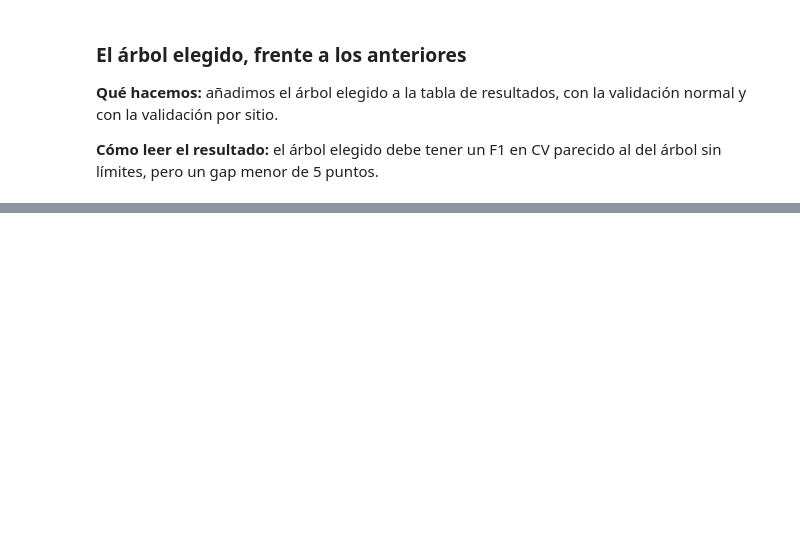
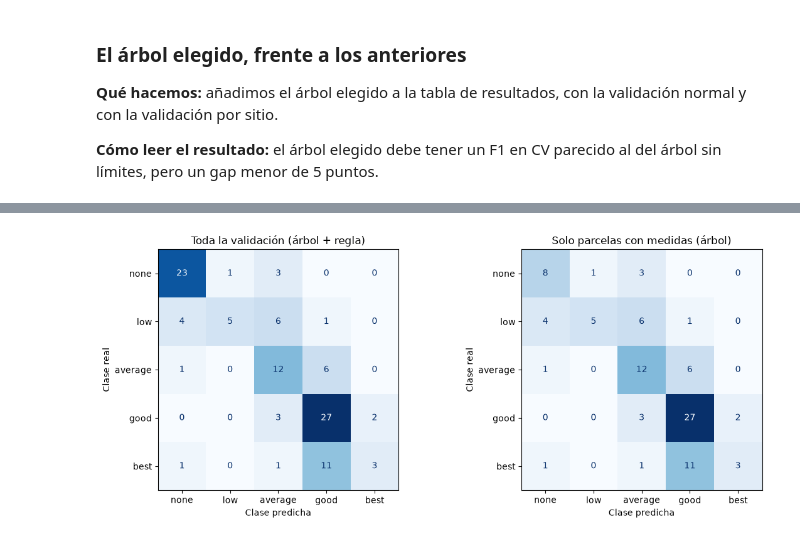
Before and after one commit to IA-P1-BCN/g3-Clasificacion-Multiclase, a Jupyter notebook: 03_arbol_decision.ipynb, the cells around one changed output, grey strips where cells are left out. Cells and saved outputs as stored; diff of their text form; code cells hidden in the pictures; blank space fills up the shorter version.

```diff
--- a/03_arbol_decision.ipynb
+++ b/03_arbol_decision.ipynb
@@ -657,0 +675,29 @@ MÉTRICAS (validación cruzada)
+# %%
+from sklearn.metrics import (
+    accuracy_score,
+    balanced_accuracy_score,
+    f1_score,
+    precision_score,
+    recall_score,
+)
+
+X_val = val.drop(columns=OBJETIVO)
+y_val = val[OBJETIVO]
+con_medidas = ~sin_medidas(X_val)  # True en las 95 parcelas con medidas
+
+def predecir_con_regla(modelo, X):
+    # Predice con el modelo y pone "none" a las parcelas sin medidas (ADR-0001)
+    prediccion = pd.Series(modelo.predict(X), index=X.index)
+    prediccion[sin_medidas(X)] = "none"
+    return prediccion
+
+# El Dummy se entrena igual, con train, para tener un baseline justo
+dummy.fit(X_train, y_train)
+pred_dummy = predecir_con_regla(dummy, X_val)
+pred_arbol = predecir_con_regla(mejor_arbol, X_val)
+
+# F1 en train del árbol final (entrenado con las 469 parcelas), para el gap
+F1_TRAIN_ARBOL = f1_score(y_train, mejor_arbol.predict(X_train), average="macro")
+print(f"Parcelas de validación: {len(y_val)} "
+      f"({con_medidas.sum()} con medidas y {(~con_medidas).sum()} sin medidas)")
+print(f"F1 macro del árbol final en train: {F1_TRAIN_ARBOL:.3f}")
@@ -657,0 +822,15 @@ MÉTRICAS (validación cruzada)
+# %%
+from sklearn.metrics import ConfusionMatrixDisplay
+
+fig, ejes = plt.subplots(1, 2, figsize=(12, 4.8))
+for eje, (titulo, y_r, y_p) in zip(ejes, [
+    ("Toda la validación (árbol + regla)", y_val, pred_arbol),
+    ("Solo parcelas con medidas (árbol)", ym, am),
+]):
+    ConfusionMatrixDisplay.from_predictions(
+        y_r, y_p, labels=ORDEN_CLASES, ax=eje, colorbar=False, cmap="Blues")
+    eje.set(title=titulo, xlabel="Clase predicha", ylabel="Clase real")
+plt.tight_layout()
+plt.show()
+# %% [output]
+[figure, added]
```
Also changed, not shown: parts of 16 cells of this notebook.
